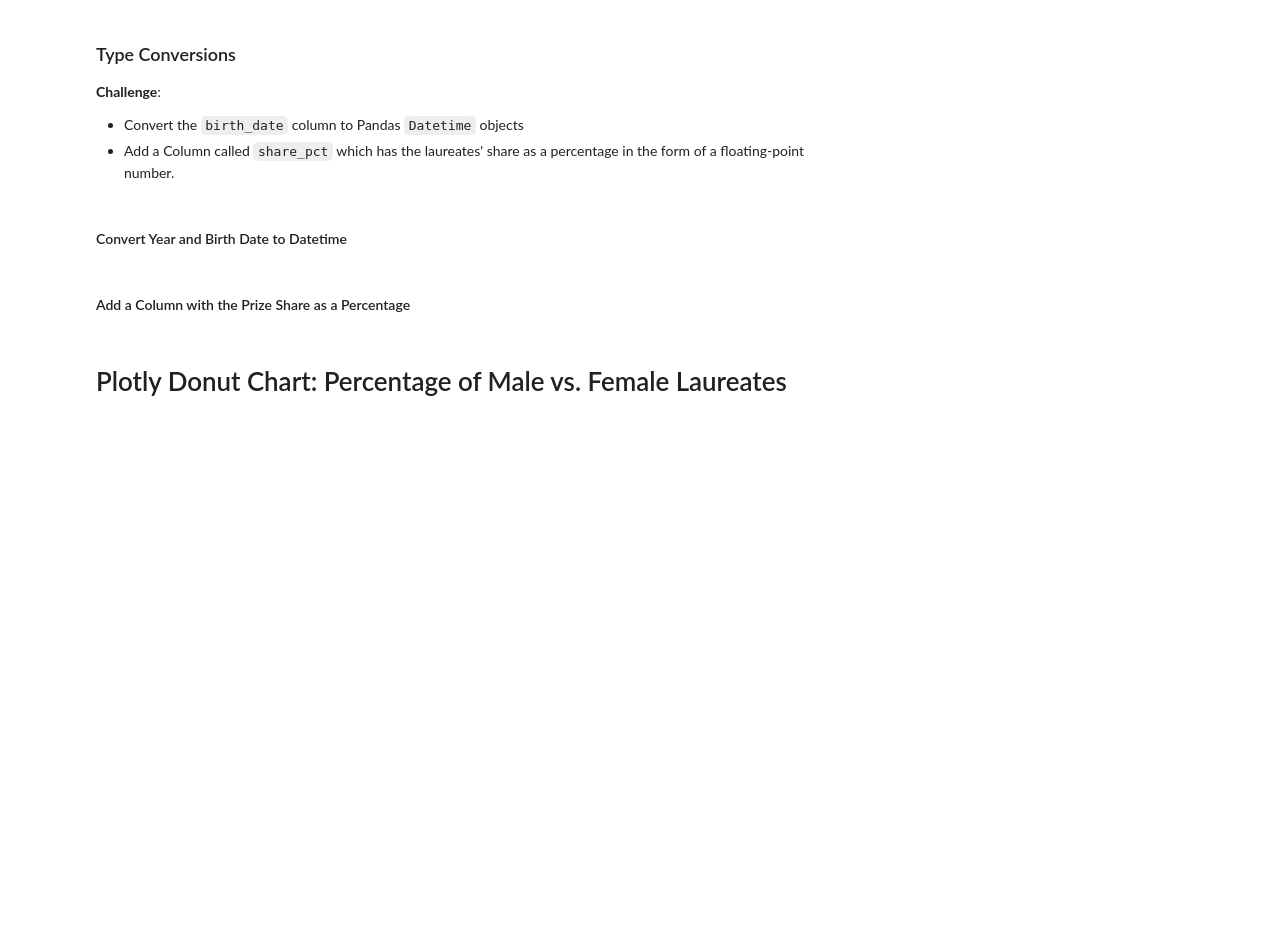
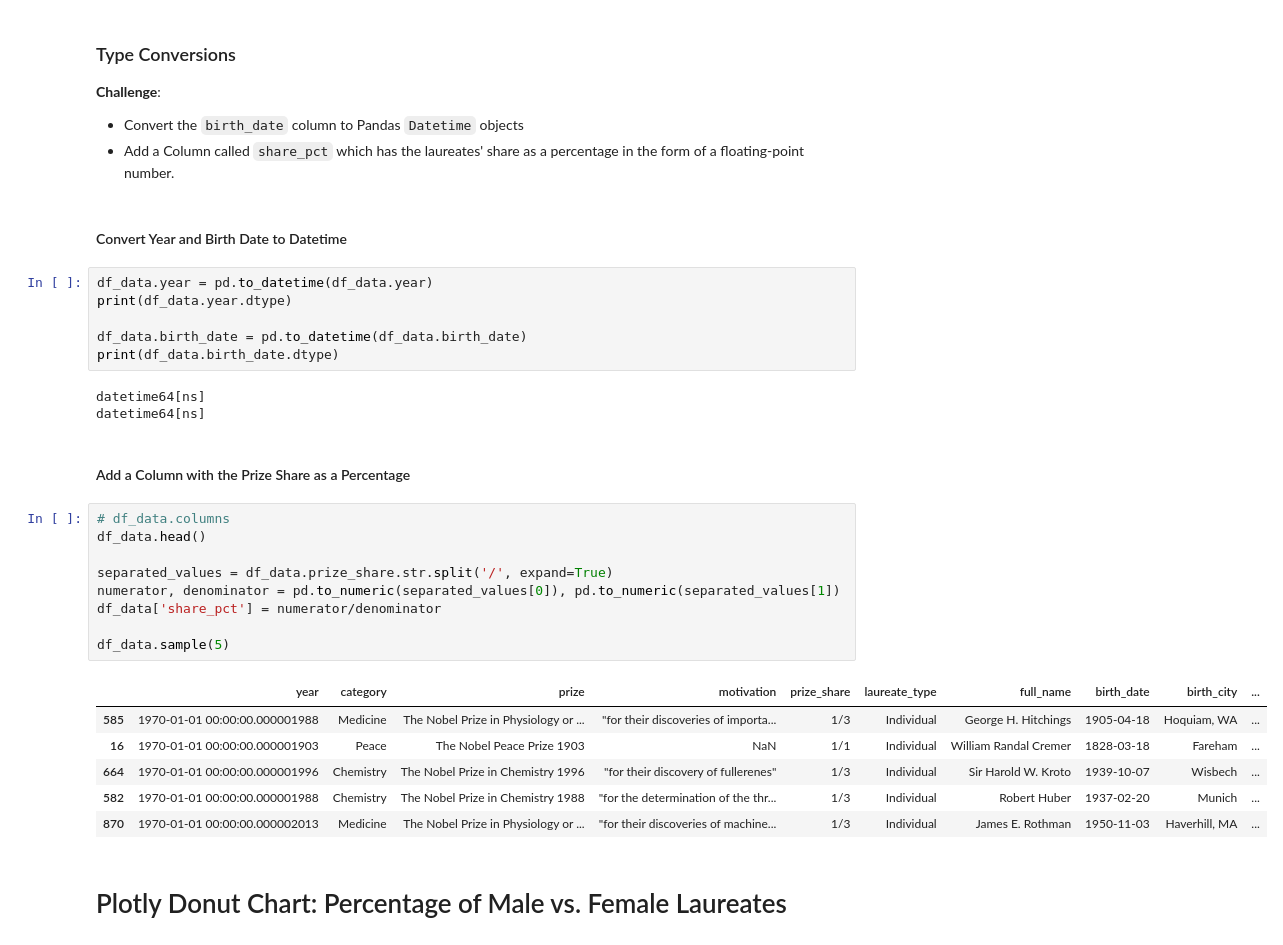
Before and after one commit to bluescreenlife/100-days-of-code, a Jupyter notebook: day_79_nobel_prize_data/Nobel_Prize_Analysis_(start).ipynb, the cells around one changed output. Cells and saved outputs as stored; diff of their text form; blank space fills up the shorter version.

```diff
--- a/day_79_nobel_prize_data/Nobel_Prize_Analysis_(start).ipynb
+++ b/day_79_nobel_prize_data/Nobel_Prize_Analysis_(start).ipynb
@@ -158,8 +171,33 @@ df_data.head()
 * Add a Column called `share_pct` which has the laureates' share as a percentage in the form of a floating-point number.
 # %% [markdown]
 #### Convert Year and Birth Date to Datetime
+# %%
+df_data.year = pd.to_datetime(df_data.year)
+print(df_data.year.dtype)
+
+df_data.birth_date = pd.to_datetime(df_data.birth_date)
+print(df_data.birth_date.dtype)
+# %% [output]
+datetime64[ns]
+datetime64[ns]
 # %% [markdown]
 #### Add a Column with the Prize Share as a Percentage
+# %%
+# df_data.columns
+df_data.head()
+
+separated_values = df_data.prize_share.str.split('/', expand=True)
+numerator, denominator = pd.to_numeric(separated_values[0]), pd.to_numeric(separated_values[1])
+df_data['share_pct'] = numerator/denominator
+
+df_data.sample(5)
+# %% [output]
+|  | year | category | prize | motivation | prize_share | laureate_type | full_name | birth_date | birth_city | ... |
+| 585 | 1970-01-01 00:00:00.000001988 | Medicine | The Nobel Prize in Physiology or ... | "for their discoveries of importa... | 1/3 | Individual | George H. Hitchings | 1905-04-18 | Hoquiam, WA | ... |
+| 16 | 1970-01-01 00:00:00.000001903 | Peace | The Nobel Peace Prize 1903 | NaN | 1/1 | Individual | William Randal Cremer | 1828-03-18 | Fareham | ... |
+| 664 | 1970-01-01 00:00:00.000001996 | Chemistry | The Nobel Prize in Chemistry 1996 | "for their discovery of fullerenes" | 1/3 | Individual | Sir Harold W. Kroto | 1939-10-07 | Wisbech | ... |
+| 582 | 1970-01-01 00:00:00.000001988 | Chemistry | The Nobel Prize in Chemistry 1988 | "for the determination of the thr... | 1/3 | Individual | Robert Huber | 1937-02-20 | Munich | ... |
+| 870 | 1970-01-01 00:00:00.000002013 | Medicine | The Nobel Prize in Physiology or ... | "for their discoveries of machine... | 1/3 | Individual | James E. Rothman | 1950-11-03 | Haverhill, MA | ... |
 # %% [markdown]
 # Plotly Donut Chart: Percentage of Male vs. Female Laureates
 # %% [markdown]
```
Also changed, not shown: parts of 4 cells of this notebook.
